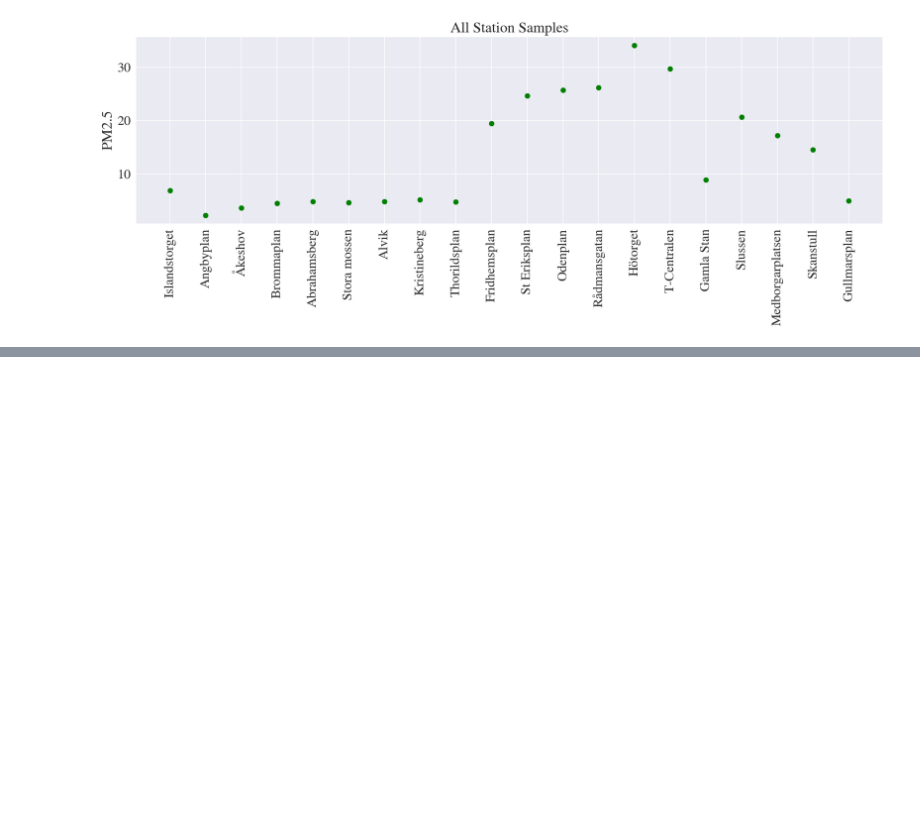
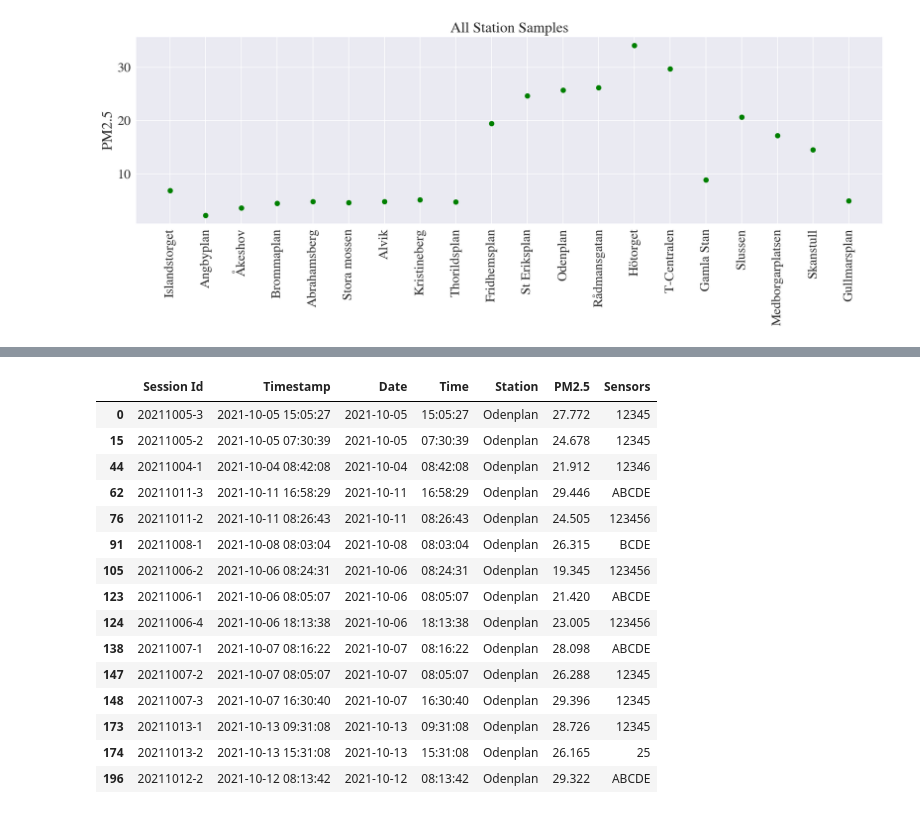
Before and after one commit to aliceheiman/air-pollution-stockholm-subway, a Jupyter notebook: algorithm1.ipynb, the cells around one changed output, grey strips where cells are left out. Drawn from its saved outputs; the diff is of its cells as text; code cells hidden in the pictures; blank space fills up the shorter version.

```diff
--- a/algorithm1.ipynb
+++ b/algorithm1.ipynb
@@ -515,0 +516,21 @@ for station in stations:
+# %%
+gamla_stan = df[df['Station'] == 'Odenplan']
+
+gamla_stan
+# %% [output]
+|  | Session Id | Timestamp | Date | Time | Station | PM2.5 | Sensors |
+| 0 | 20211005-3 | 2021-10-05 15:05:27 | 2021-10-05 | 15:05:27 | Odenplan | 27.772 | 12345 |
+| 15 | 20211005-2 | 2021-10-05 07:30:39 | 2021-10-05 | 07:30:39 | Odenplan | 24.678 | 12345 |
+| 44 | 20211004-1 | 2021-10-04 08:42:08 | 2021-10-04 | 08:42:08 | Odenplan | 21.912 | 12346 |
+| 62 | 20211011-3 | 2021-10-11 16:58:29 | 2021-10-11 | 16:58:29 | Odenplan | 29.446 | ABCDE |
+| 76 | 20211011-2 | 2021-10-11 08:26:43 | 2021-10-11 | 08:26:43 | Odenplan | 24.505 | 123456 |
+| 91 | 20211008-1 | 2021-10-08 08:03:04 | 2021-10-08 | 08:03:04 | Odenplan | 26.315 | BCDE |
+| 105 | 20211006-2 | 2021-10-06 08:24:31 | 2021-10-06 | 08:24:31 | Odenplan | 19.345 | 123456 |
+| 123 | 20211006-1 | 2021-10-06 08:05:07 | 2021-10-06 | 08:05:07 | Odenplan | 21.420 | ABCDE |
+| 124 | 20211006-4 | 2021-10-06 18:13:38 | 2021-10-06 | 18:13:38 | Odenplan | 23.005 | 123456 |
+| 138 | 20211007-1 | 2021-10-07 08:16:22 | 2021-10-07 | 08:16:22 | Odenplan | 28.098 | ABCDE |
+| 147 | 20211007-2 | 2021-10-07 08:05:07 | 2021-10-07 | 08:05:07 | Odenplan | 26.288 | 12345 |
+| 148 | 20211007-3 | 2021-10-07 16:30:40 | 2021-10-07 | 16:30:40 | Odenplan | 29.396 | 12345 |
+| 173 | 20211013-1 | 2021-10-13 09:31:08 | 2021-10-13 | 09:31:08 | Odenplan | 28.726 | 12345 |
+| 174 | 20211013-2 | 2021-10-13 15:31:08 | 2021-10-13 | 15:31:08 | Odenplan | 26.165 | 25 |
+| 196 | 20211012-2 | 2021-10-12 08:13:42 | 2021-10-12 | 08:13:42 | Odenplan | 29.322 | ABCDE |
```
Also changed, not shown: parts of 20 cells of this notebook, 12 other files.
